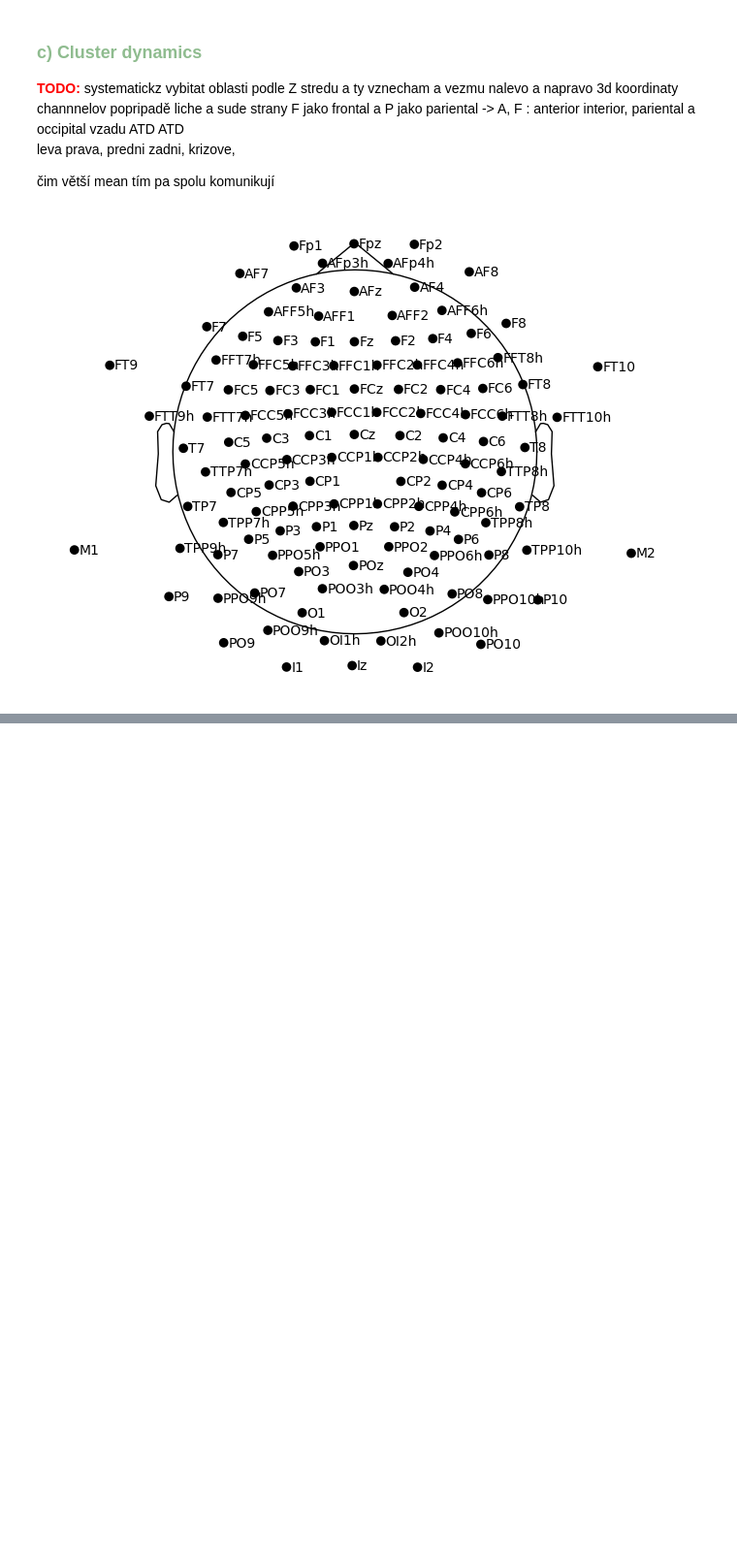
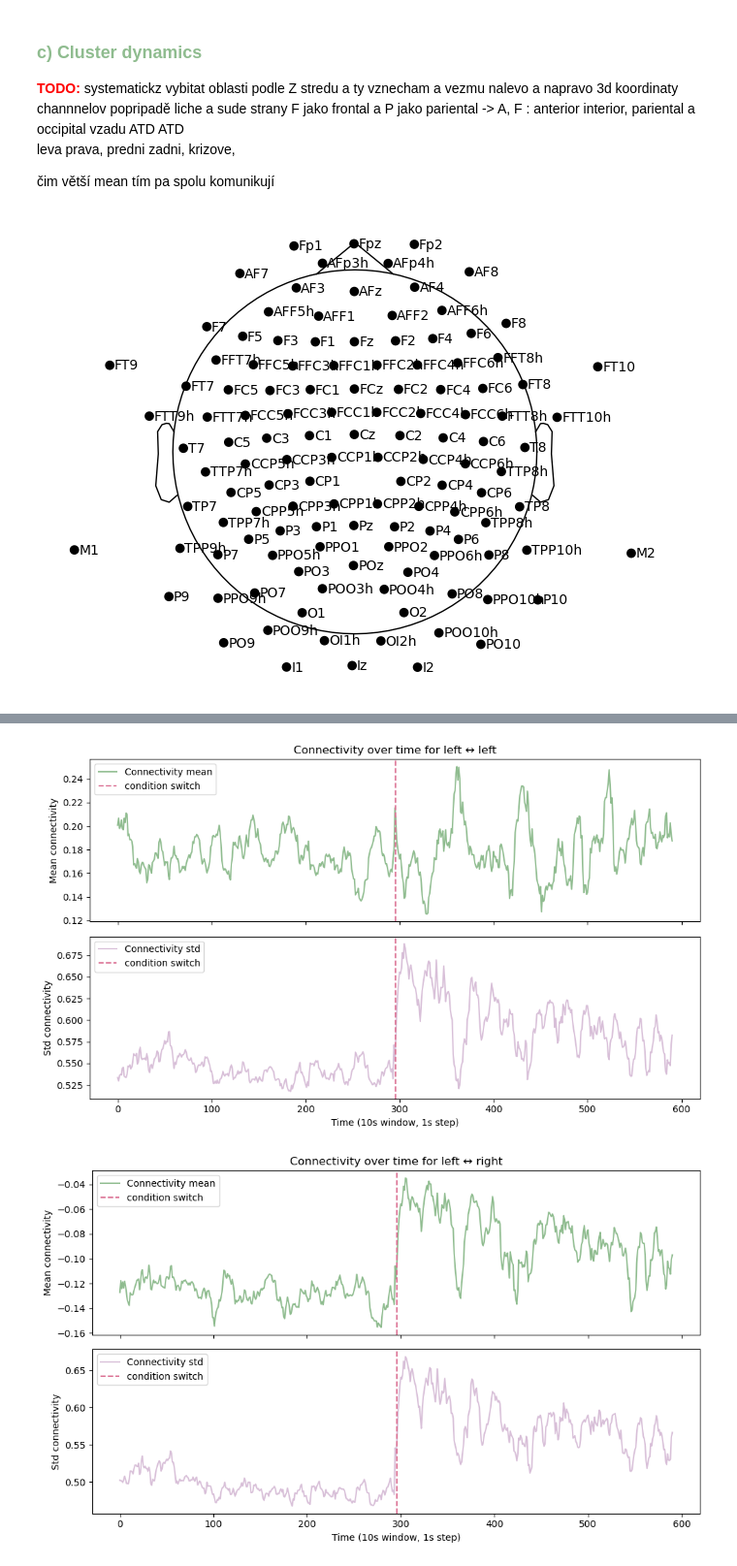
Before and after one commit to Beelzebufo2001/AnalysisBooredEEG, a Jupyter notebook: Notebook/Connectivity.ipynb, the cells around one changed output, grey strips where cells are left out. Shown at 97% size. Drawn from its saved outputs; the diff is of its cells as text; code cells hidden in the pictures; blank space fills up the shorter version.

Commit message:
Conecctivitity of left to right side of brain

```diff
--- a/Notebook/Connectivity.ipynb
+++ b/Notebook/Connectivity.ipynb
@@ -558,0 +552,68 @@ occipital = [i for i,ch in enumerate(ch_names) if ch.startswith("O")]
+# %%
+left = []
+right = []
+midline = []
+
+for i, ch in enumerate(ch_names):
+
+    digits = ''.join(c for c in ch if c.isdigit())
+
+    if ch.endswith('z') or digits == "":
+        midline.append(i)
+
+    else:
+        num = int(digits)
+
+        if num % 2 == 0:
+            right.append(i)
+        else:
+            left.append(i)
+
+#print("Left hemisphere:", left[:])
+#print("Right hemisphere:", right[:10])
+#print("Midline:", midline)
+
+mean_leftToLeft = []
+std_leftToLeft = []
+for matrix in connectivity:
+    valid_pairs = matrix[np.ix_(left, left)]
+    mean_leftToLeft.append(np.mean(valid_pairs))
+    std_leftToLeft.append(np.std(valid_pairs))
+
+mean_leftToRight = []
+std_leftToRight = []
+for matrix in connectivity:
+    valid_pairs = matrix[np.ix_(left, right)]
+    mean_leftToRight.append(np.mean(valid_pairs))
+    std_leftToRight.append(np.std(valid_pairs))
+
+mean_rightToRight = []
+std_rightToRight = []
+for matrix in connectivity:
+    valid_pairs = matrix[np.ix_(left, right)]
+    mean_rightToRight.append(np.mean(valid_pairs))
+    std_rightToRight.append(np.std(valid_pairs))
+
+def plotMeanStd(mean, std, typeC):
+    fig, ax = plt.subplots(2, 1, figsize=(10,6), sharex=True)
+
+    ax[0].plot(mean, label="Connectivity mean", color="darkseagreen")
+    ax[0].set_ylabel("Mean connectivity")
+    ax[0].set_title(f"Connectivity over time for {typeC}")
+    ax[0].axvline(mid, color="palevioletred", linestyle='--', label ="condition switch")
+    ax[0].legend(loc='upper left')
+
+    ax[1].plot(std, label="Connectivity std", color="thistle")
+    ax[1].set_xlabel("Time (10s window, 1s step)")
+    ax[1].set_ylabel("Std connectivity")
+    ax[1].axvline(mid, color="palevioletred", linestyle='--', label ="condition switch")
+    ax[1].legend(loc='upper left')
+    plt.tight_layout()
+    plt.show()
+
+plotMeanStd(mean_leftToLeft, std_leftToLeft, "left ↔ left")
+plotMeanStd(mean_leftToRight, std_leftToRight, "left ↔ right")
+plotMeanStd(mean_rightToRight, std_rightToRight, "right ↔ right")
+# %% [output]
+[figure, added]
+[figure, added]
```
Also changed, not shown: parts of 5 cells of this notebook.
